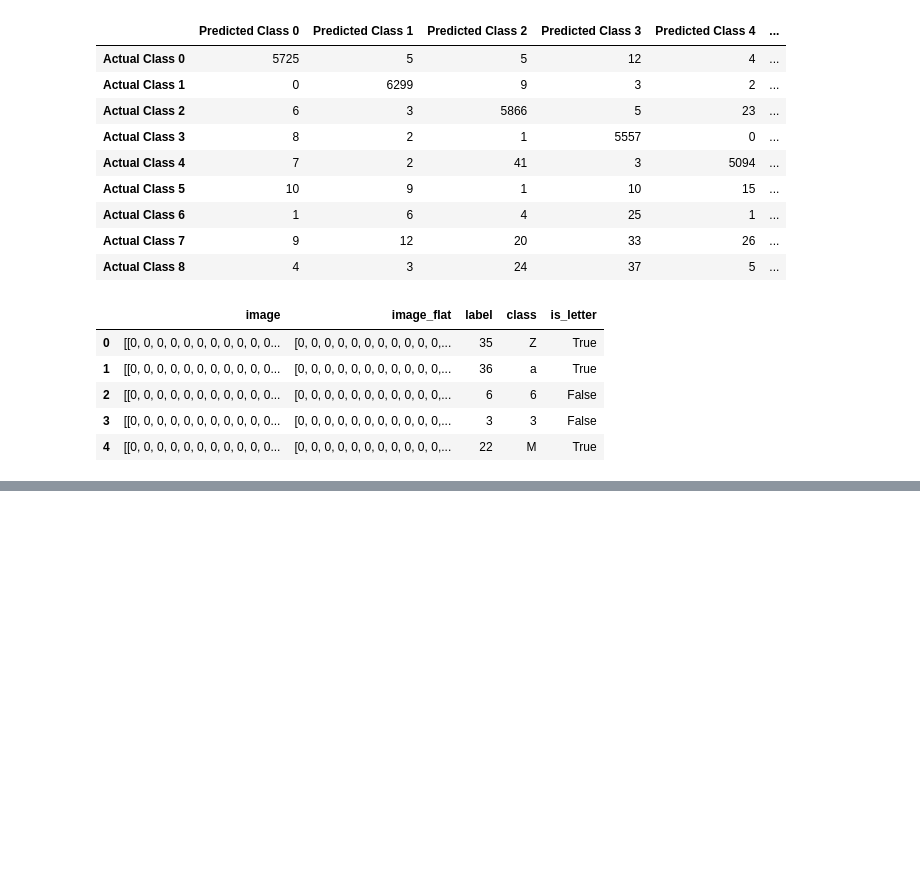
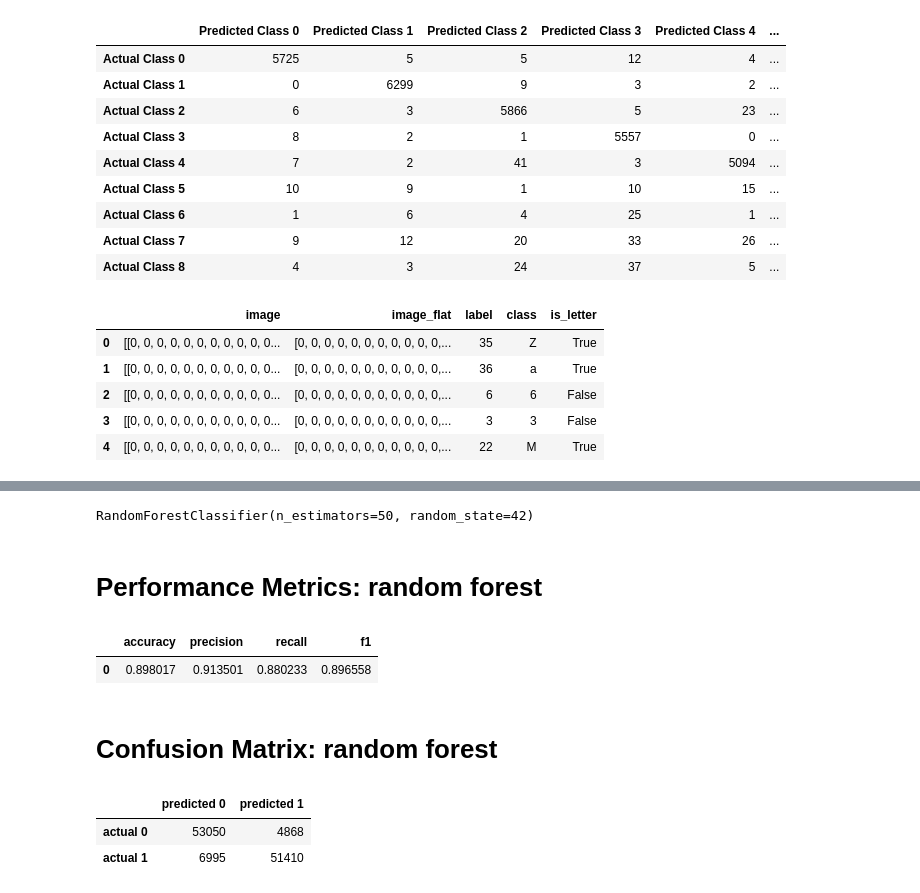
Before and after one commit to ambwhl/datasci_223, a Jupyter notebook: exercises/4-classification/exercise.ipynb, the cells around one changed output, grey strips where cells are left out. Cells and saved outputs as stored; diff of their text form; code cells hidden in the pictures; blank space fills up the shorter version.

```diff
--- a/exercises/4-classification/exercise.ipynb
+++ b/exercises/4-classification/exercise.ipynb
@@ -263,11 +235,11 @@ display_metrics(task, model_name, metrics_dict)
 | Actual Class 8 | 8 | 3 | 28 | 38 | 4 | ... |
 # %%
 ##initial RandomForest with higher n_estimators
-rf_clf = RandomForestClassifier(n_estimators=100, random_state=42)##
+rf_clf_1 = RandomForestClassifier(n_estimators=100, random_state=42)##
 
 ##train and test new model in subsets, use CPU provided by google colab, 8 min 31sec
-rf_clf.fit(train_01['image_flat'].tolist(), train_01['label'])
-y_pred = rf_clf.predict(valid_01['image_flat'].tolist())
+rf_clf_1.fit(train_01['image_flat'].tolist(), train_01['label'])
+y_pred = rf_clf_1.predict(valid_01['image_flat'].tolist())
 acc = accuracy_score(valid_01['label'], y_pred)
 prec = precision_score(valid_01['label'], y_pred,average = 'weighted')
 rec = recall_score(valid_01['label'], y_pred,average = 'weighted')
@@ -375,2 +341,41 @@ KeyboardInterrupt:
+# %%
+#3.Choose several candidate models:random forest
+task = 'letter_vs_digit'
+model_name = 'random forest'
+
+# Initialize random forest classifier and train, use CPU on Google colab, 9min7sec
+rf_clf_2 = RandomForestClassifier(n_estimators=50, random_state=42)
+rf_clf_2.fit(train['image_flat'].tolist(), train['is_letter'])
+# %% [output]
+RandomForestClassifier(n_estimators=50, random_state=42)
+# %%
+##evaluate in test set
+y_pred = rf_clf_2.predict(valid['image_flat'].tolist())
+# %%
+
+# Calculate performance metrics
+acc = accuracy_score(valid['is_letter'], y_pred)
+prec = precision_score(valid['is_letter'], y_pred)
+rec = recall_score(valid['is_letter'], y_pred)
+f1 = f1_score(valid['is_letter'], y_pred)
+cm = confusion_matrix(valid['is_letter'], y_pred)
+
+# Store performance metrics in dictionary
+metrics_dict[task][model_name] = {'accuracy': acc,
+                                  'precision': prec,
+                                  'recall': rec,
+                                  'f1': f1,
+                                  'confusion_matrix': cm}
+
+# Display performance metrics
+display_metrics(task, model_name, metrics_dict)
+# %% [output]
+# Performance Metrics: random forest
+|  | accuracy | precision | recall | f1 |
+| 0 | 0.898017 | 0.913501 | 0.880233 | 0.896558 |
+# Confusion Matrix: random forest
+|  | predicted 0 | predicted 1 |
+| actual 0 | 53050 | 4868 |
+| actual 1 | 6995 | 51410 |
 # %%
 
```
Also changed, not shown: parts of 8 cells of this notebook.
